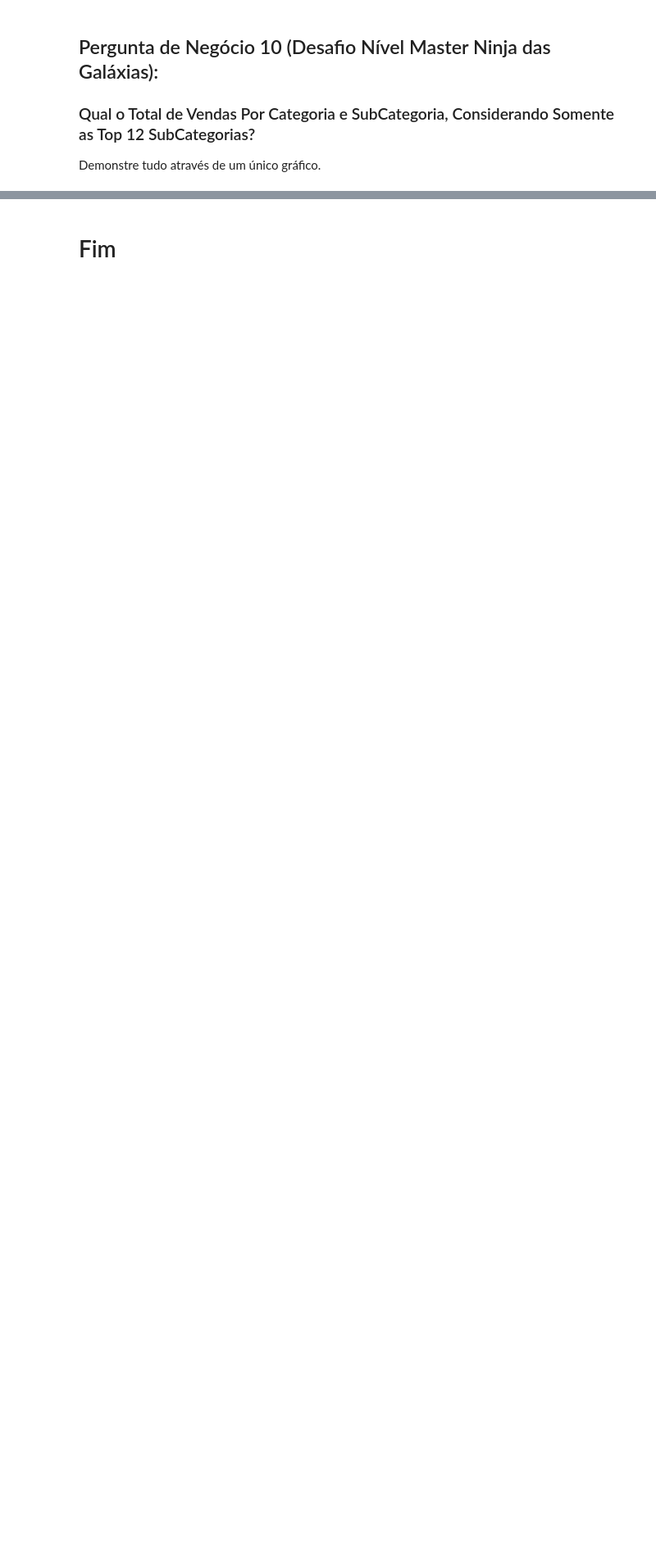
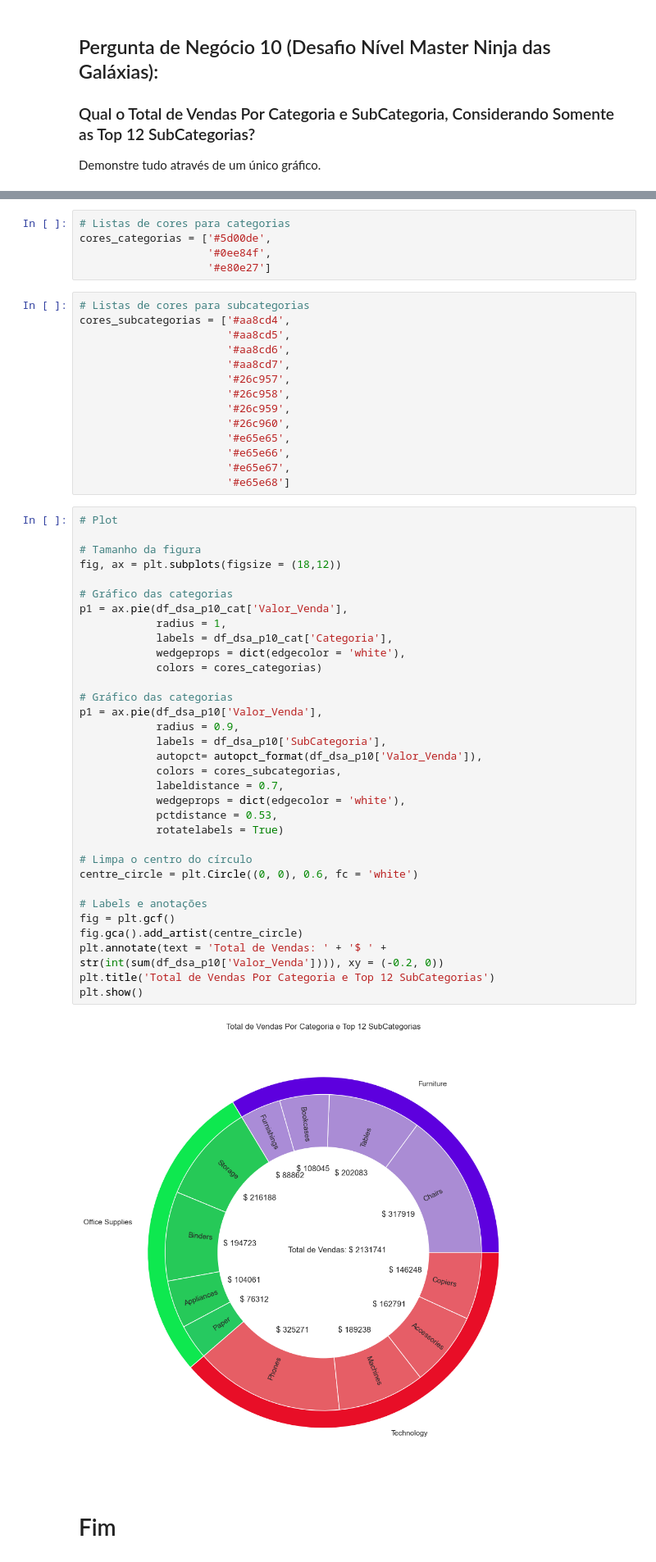
Before and after one commit to GChandrone/PythonDSA, a Jupyter notebook: Cap13/Projeto2-Perguntas.ipynb, the cells around one changed output, grey strips where cells are left out. Shown at 82% size. Saved outputs shown, nothing was run; the diff lists cells and outputs as text; blank space fills up the shorter version.

```diff
--- a/Cap13/Projeto2-Perguntas.ipynb
+++ b/Cap13/Projeto2-Perguntas.ipynb
@@ -420,2 +533,56 @@ Demonstre tudo através de um único gráfico.
+# %%
+# Listas de cores para categorias
+cores_categorias = ['#5d00de',
+                    '#0ee84f',
+                    '#e80e27']
+# %%
+# Listas de cores para subcategorias
+cores_subcategorias = ['#aa8cd4',
+                       '#aa8cd5',
+                       '#aa8cd6',
+                       '#aa8cd7',
+                       '#26c957',
+                       '#26c958',
+                       '#26c959',
+                       '#26c960',
+                       '#e65e65',
+                       '#e65e66',
+                       '#e65e67',
+                       '#e65e68']
+# %%
+# Plot
+
+# Tamanho da figura
+fig, ax = plt.subplots(figsize = (18,12))
+
+# Gráfico das categorias
+p1 = ax.pie(df_dsa_p10_cat['Valor_Venda'],
+            radius = 1,
+            labels = df_dsa_p10_cat['Categoria'],
+            wedgeprops = dict(edgecolor = 'white'),
+            colors = cores_categorias)
+
+# Gráfico das categorias
+p1 = ax.pie(df_dsa_p10['Valor_Venda'],
+            radius = 0.9,
+            labels = df_dsa_p10['SubCategoria'],
+            autopct= autopct_format(df_dsa_p10['Valor_Venda']),
+            colors = cores_subcategorias,
+            labeldistance = 0.7,
+            wedgeprops = dict(edgecolor = 'white'),
+            pctdistance = 0.53,
+            rotatelabels = True)
+
+# Limpa o centro do círculo
+centre_circle = plt.Circle((0, 0), 0.6, fc = 'white')
+
+# Labels e anotações
+fig = plt.gcf()
+fig.gca().add_artist(centre_circle)
+plt.annotate(text = 'Total de Vendas: ' + '$ ' + str(int(sum(df_dsa_p10['Valor_Venda']))), xy = (-0.2, 0))
+plt.title('Total de Vendas Por Categoria e Top 12 SubCategorias')
+plt.show()
+# %% [output]
+[figure, added]
 # %% [markdown]
 # Fim
```
Also changed, not shown: parts of 17 cells of this notebook, 1 other file.
